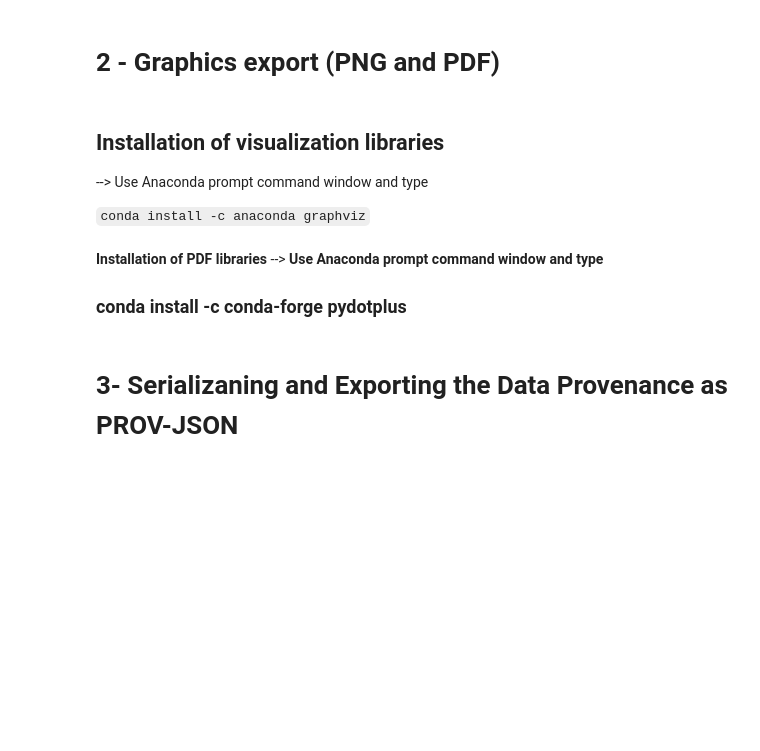
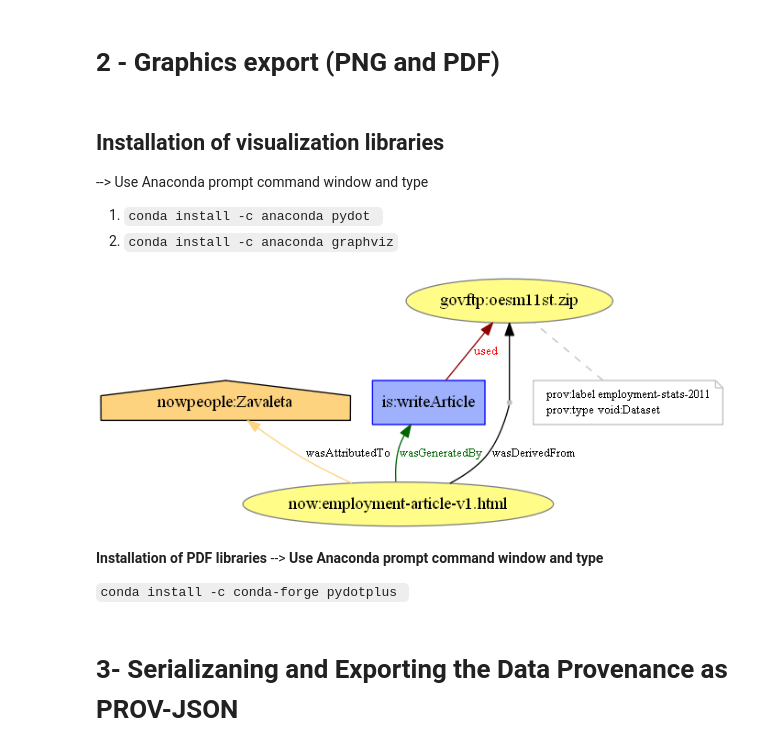
Before and after one commit to zavaleta/Fundamentos_DS, a Jupyter notebook: FCD_M1_4_Provenance.ipynb, the cells around one changed output. Cells and saved outputs as stored; diff of their text form; code cells hidden in the pictures; blank space fills up the shorter version.

````diff
--- a/FCD_M1_4_Provenance.ipynb
+++ b/FCD_M1_4_Provenance.ipynb
@@ -69,8 +105,8 @@ d1.wasGeneratedBy('now:employment-article-v1.html', 'is:writeArticle')
 # %% [markdown]
 ## Installation of visualization libraries
 --> Use Anaconda prompt command window and type
-
-```conda install -c anaconda graphviz```
+1. ```conda install -c anaconda pydot ```
+2. ```conda install -c anaconda graphviz```
 # %%
 # conda install graphviz - CMD
 # visualize the graph
@@ -82,12 +118,14 @@ dot.write_png('imagens/article-prov.png')
 # %%
 # Adding Vizualization the provenance graph in the Jupyter notebook
 from IPython.display import Image
-Image('imagens/article-prov.png')
+Image('imagens/article-prov1.png')
+# %% [output]
+[figure, added]
 # %% [markdown]
 **Installation of PDF libraries**
 --> **Use Anaconda prompt command window and type**
 
-### conda install -c conda-forge pydotplus
+```conda install -c conda-forge pydotplus ```
 # %%
 # conda install -c conda-forge pydotplus
 # Or save to a PDF
````
Also changed, not shown: parts of 18 cells of this notebook, 21 other files.
